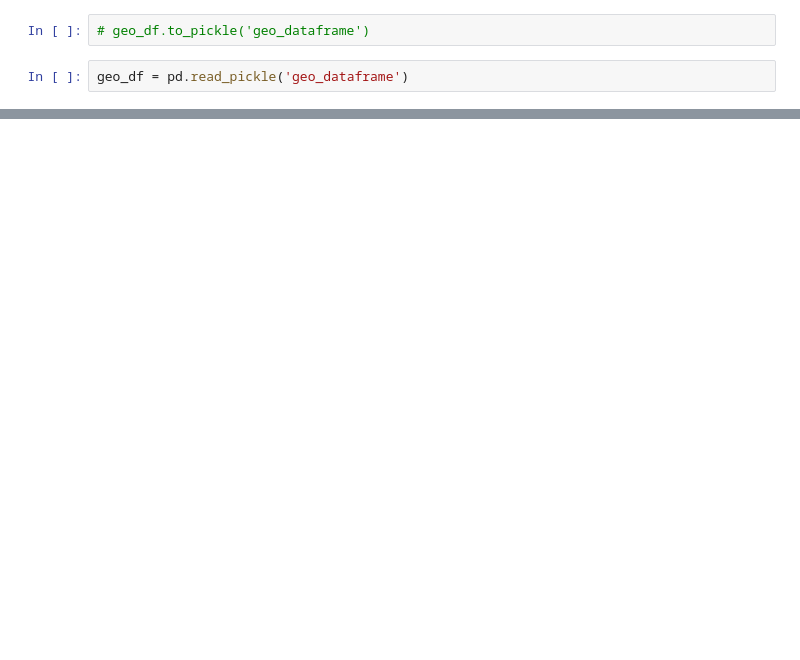
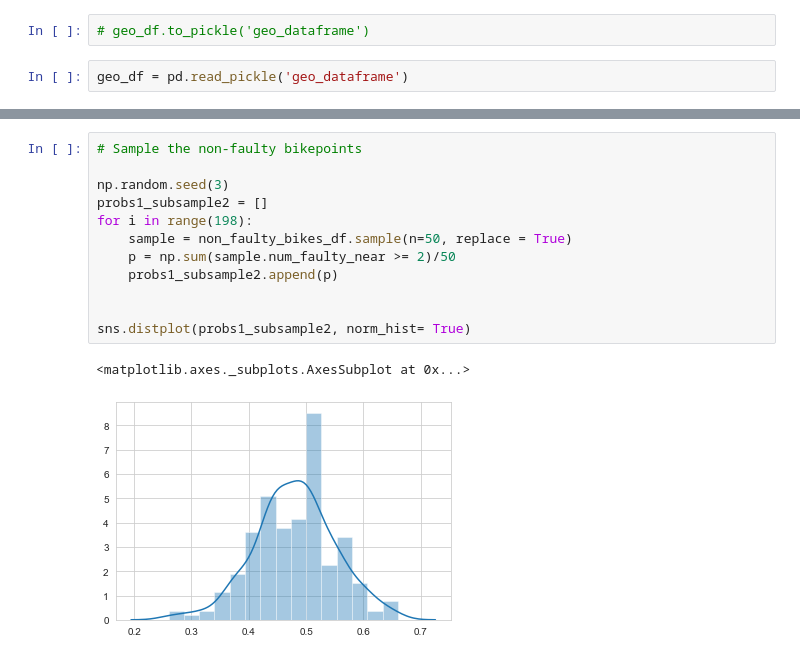
Before and after one commit to MHannan94/mod3_project, a Jupyter notebook: joe.ipynb, the cells around one changed output, grey strips where cells are left out. Saved outputs shown, nothing was run; the diff lists cells and outputs as text; blank space fills up the shorter version.

```diff
--- a/joe.ipynb
+++ b/joe.ipynb
@@ -256,0 +241,15 @@ sns.distplot(bikes_df.num_faulty_near.value_counts().apply(lambda x : np.log(x))
+# %%
+# Sample the non-faulty bikepoints
+
+np.random.seed(3)
+probs1_subsample2 = []
+for i in range(198):
+    sample = non_faulty_bikes_df.sample(n=50, replace = True)
+    p = np.sum(sample.num_faulty_near >= 2)/50
+    probs1_subsample2.append(p)
+
+
+sns.distplot(probs1_subsample2, norm_hist= True)
+# %% [output]
+<matplotlib.axes._subplots.AxesSubplot at 0x...>
+[figure, added]
```
Also changed, not shown: parts of 61 cells of this notebook, 3 other files.
